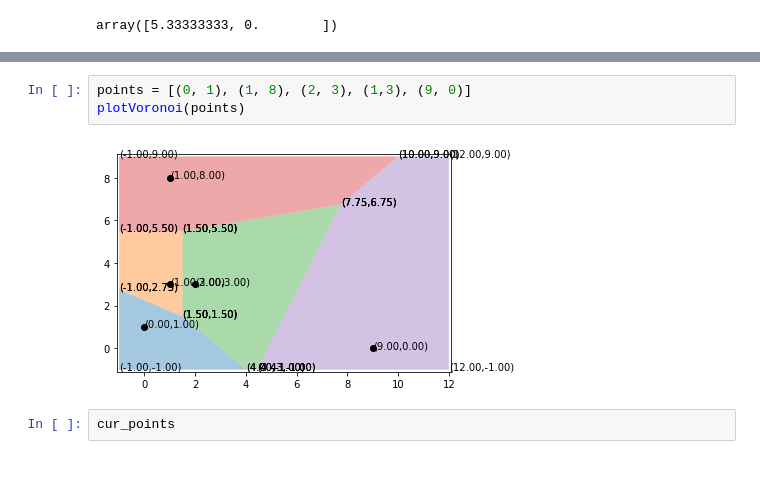
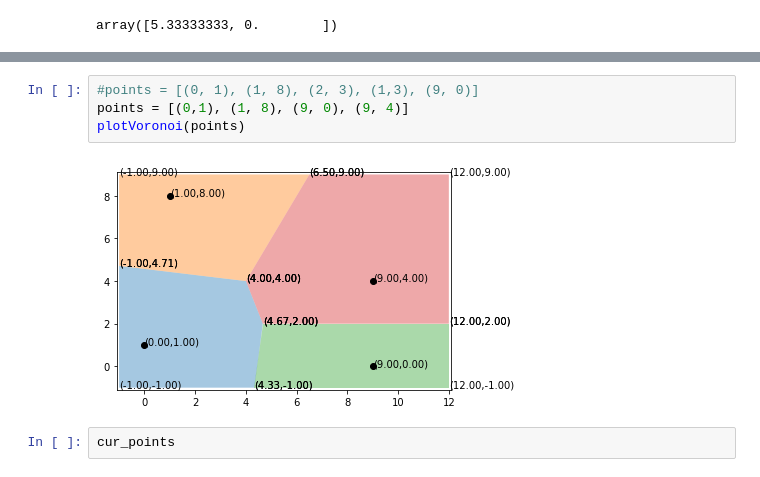
Before and after one commit to khuyentran1401/Voronoi-diagram, a Jupyter notebook: plot.ipynb, the cells around one changed output, grey strips where cells are left out. Cells and saved outputs as stored; diff of their text form.

```diff
--- a/plot.ipynb
+++ b/plot.ipynb
@@ -111,8 +114,9 @@ AttributeError: 'NoneType' object has no attribute 'origin'
 # %%
-points = [(0, 1), (1, 8), (2, 3), (1,3), (9, 0)]
+#points = [(0, 1), (1, 8), (2, 3), (1,3), (9, 0)]
+points = [(0,1), (1, 8), (9, 0), (9, 4)]
 plotVoronoi(points)
 # %% [output]
-[figure, old version]
+[figure, new version]
 # %%
 cur_points
 # %% [output]
```
Also changed, not shown: parts of 1 cell of this notebook, 2 other files.
